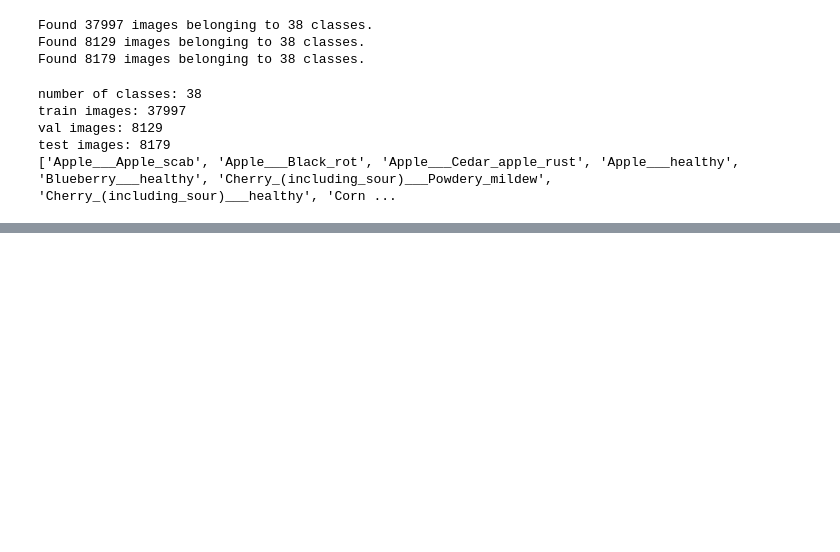
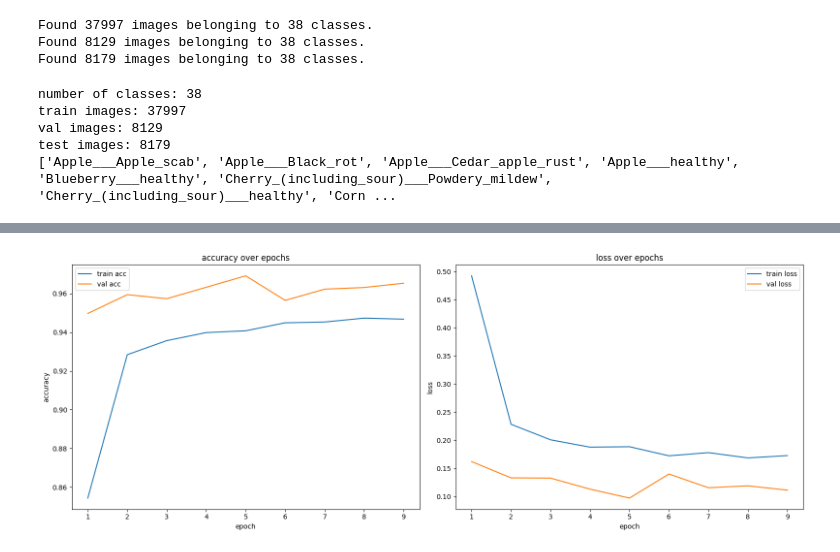
Before and after one commit to RatanChowdary/Plant-disease-detector1, a Jupyter notebook: Notebooks/Plant_Disease_Detector99.ipynb, the cells around one changed output, grey strips where cells are left out. Saved outputs shown, nothing was run; the diff lists cells and outputs as text; code cells hidden in the pictures; blank space fills up the shorter version.

Commit message:
Phase 1 training: 97.24% test accuracy, fixed val_gen target_size bug

```diff
--- a/Notebooks/Plant_Disease_Detector99.ipynb
+++ b/Notebooks/Plant_Disease_Detector99.ipynb
@@ -149,6 +145,7 @@ train_gen=train_datagen.flow_from_directory(
 )
 val_gen= val_test_datagen.flow_from_directory(
     f"{split_data_dir}/val",
+    target_size=(img_size,img_size),
     batch_size=batch_size,
     class_mode="categorical",
     shuffle=False, # i didnt do true becuase because predictions wont line up with true labels in future
@@ -233,0 +269,10 @@ Model: "functional_8"
+# %%
+# now the actual training part
+history= model.fit(
+    train_gen,
+    epochs=10,# 10 epochs is plenty for phase 1 ,phase 2 is fine tuning
+    validation_data=val_gen,
+    callbacks=phase1_callbacks,
+    verbose=1
+
+)
@@ -233,0 +306,6 @@ Model: "functional_8"
+# %%
+# saving the training history to a csv
+phase1_history_df = pd.DataFrame(history.history)
+phase1_history_df.index = phase1_history_df.index + 1
+phase1_history_df.to_csv(f"{output_dir}/phase1_history.csv", index_label="epoch")
+phase1_history_df   # just showing it so i can see the table right here in colab
@@ -233,0 +323,28 @@ Model: "functional_8"
+# %%
+#97.24 on test accuracy.now the fun part of where my model does good and where it does not
+#1 plotting accuracyand loss over the epochs so i can see how trainng went
+plt.figure(figsize=(16,6))
+
+#accuaracy plot on left
+plt.subplot(1,2,1)
+plt.plot(phase1_history_df["accuracy"],label="train acc")
+plt.plot(phase1_history_df["val_accuracy"],label="val acc")
+plt.title("accuracy over epochs")
+plt.xlabel("epoch")
+plt.ylabel("accuracy")
+plt.legend()
+
+#loss plot on right
+plt.subplot(1,2,2)
+plt.plot(phase1_history_df["loss"], label="train loss")
+plt.plot(phase1_history_df["val_loss"], label="val loss")
+plt.title("loss over epochs")
+plt.xlabel("epoch")
+plt.ylabel("loss")
+plt.legend()
+
+plt.tight_layout() #this stops the two plots from overlapping each other
+plt.savefig(f"{output_dir}/phase1_curves.png")#saving the figure so i can put it in my report
+plt.show()
+# %% [output]
+[figure, added]
```
Also changed, not shown: parts of 13 cells of this notebook.
